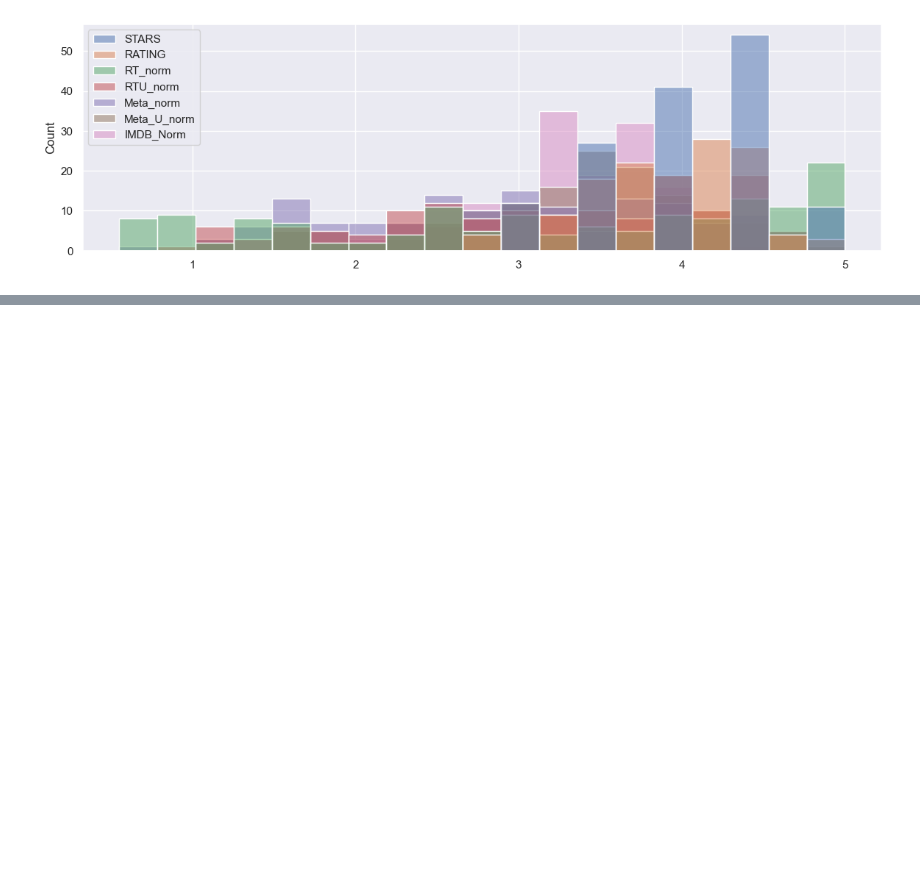
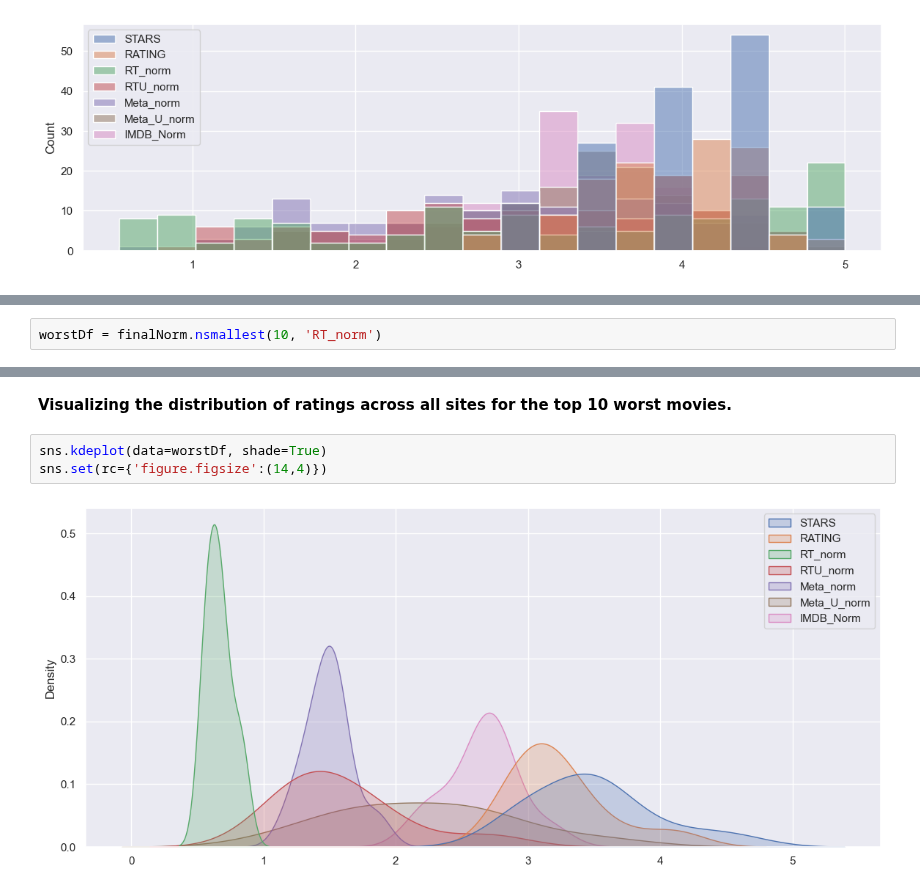
Before and after one commit to rohitcodism/ML-DS, a Jupyter notebook: Projects/Capstone-Project-1/capstone.ipynb, the cells around one changed output, grey strips where cells are left out. Saved outputs shown, nothing was run; the diff lists cells and outputs as text; blank space fills up the shorter version.

```diff
--- a/Projects/Capstone-Project-1/capstone.ipynb
+++ b/Projects/Capstone-Project-1/capstone.ipynb
@@ -431,0 +480,2 @@ sns.histplot(data=finalNorm)
+# %%
+worstDf = finalNorm.nsmallest(10, 'RT_norm')
@@ -431,0 +496,7 @@ sns.histplot(data=finalNorm)
+# %% [markdown]
+**Visualizing the distribution of ratings across all sites for the top 10 worst movies.**
+# %%
+sns.kdeplot(data=worstDf, shade=True)
+sns.set(rc={'figure.figsize':(14,4)})
+# %% [output]
+[figure, added]
```
Also changed, not shown: parts of 20 cells of this notebook.
